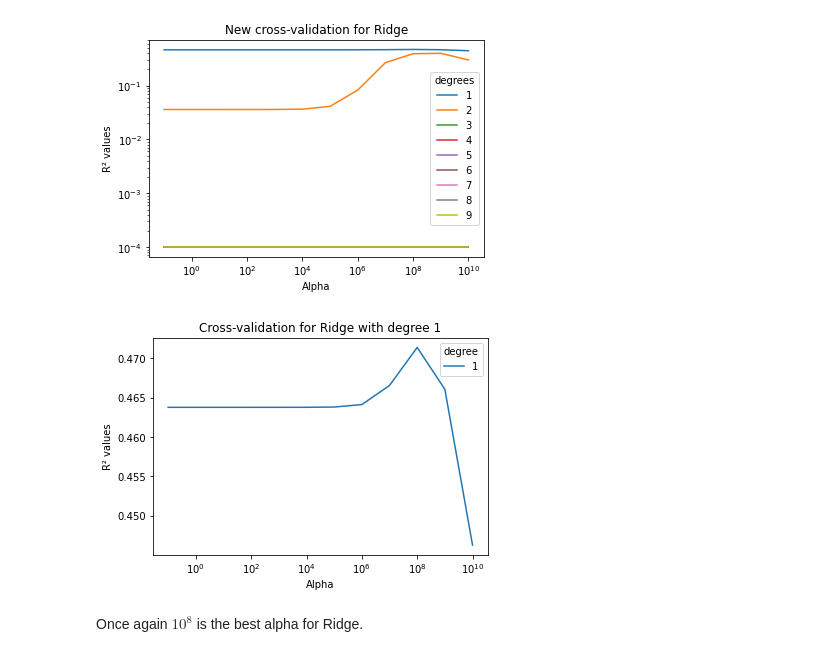
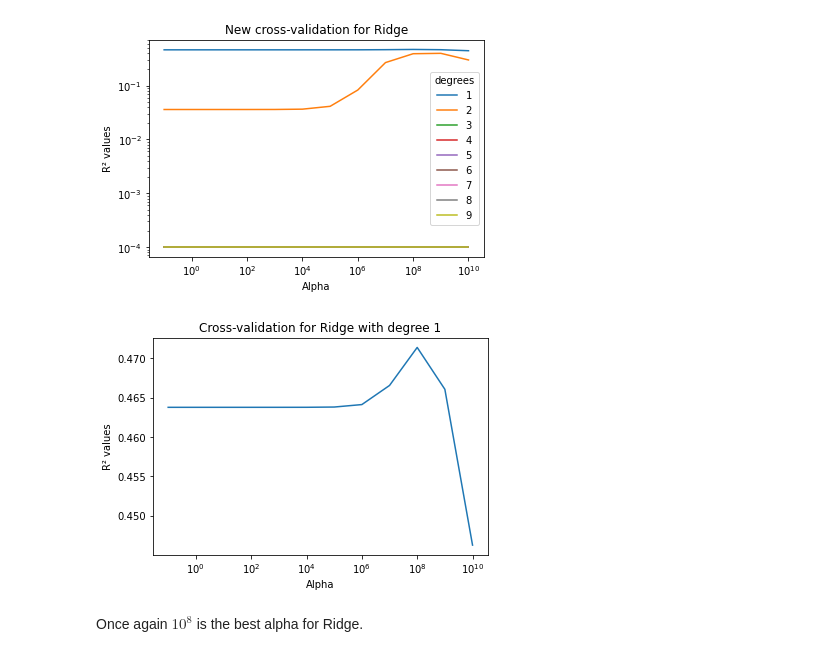
Before and after one commit to epfl-ada/ada-2020-project-milestone-p3-p3_kali, a Jupyter notebook: P4.ipynb, the cells around one changed output. Cells and saved outputs as stored; diff of their text form; code cells hidden in the pictures.

```diff
--- a/P4.ipynb
+++ b/P4.ipynb
@@ -476,13 +475,12 @@ plt.savefig('CrossValRidgePos.png')
 # %%
 values_rr_pos[values_rr_pos['degree'] == 1].set_index('alpha')['R^2'].plot(label = '1')
 plt.title("Cross-validation for Ridge with degree 1")
 plt.xlabel('Alpha')
 plt.ylabel('R\u00b2 values')
 plt.xscale('log')
-plt.legend(title = 'degree')
 plt.savefig('CrossValRidgePos1.png')
 # %% [output]
-[figure, old version]
+[figure, new version]
 # %% [markdown]
 Once again $10^8$ is the best alpha for Ridge.
 # %%
```
Also changed, not shown: parts of 1 cell of this notebook, 2 other files.
